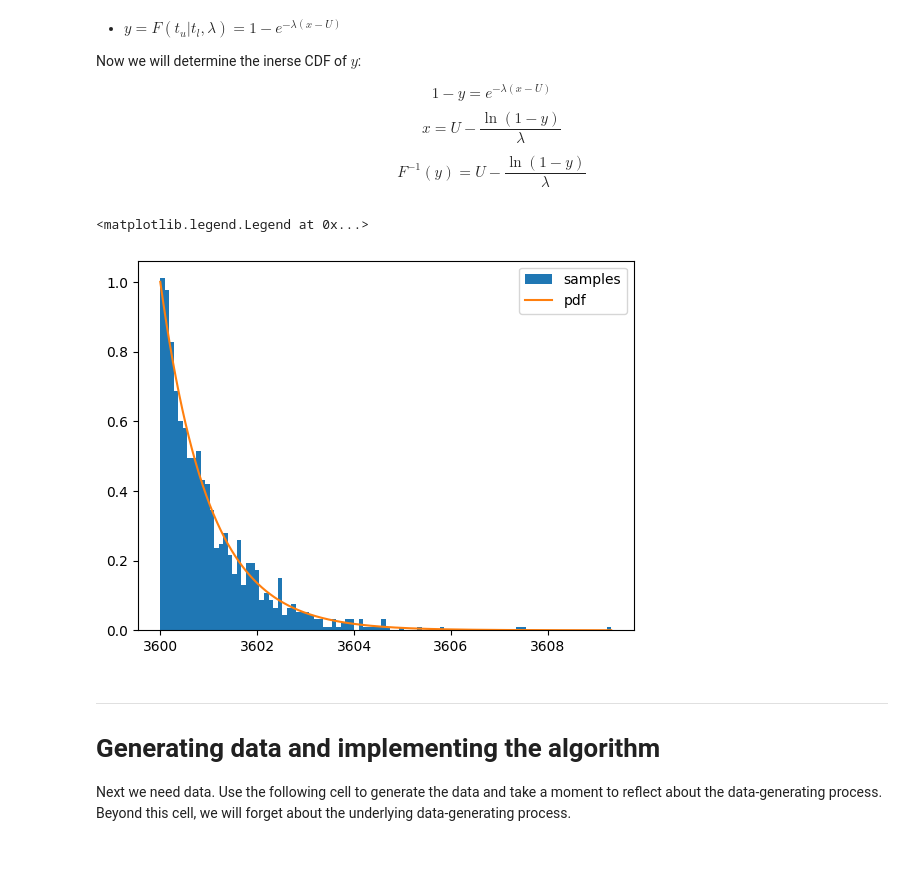
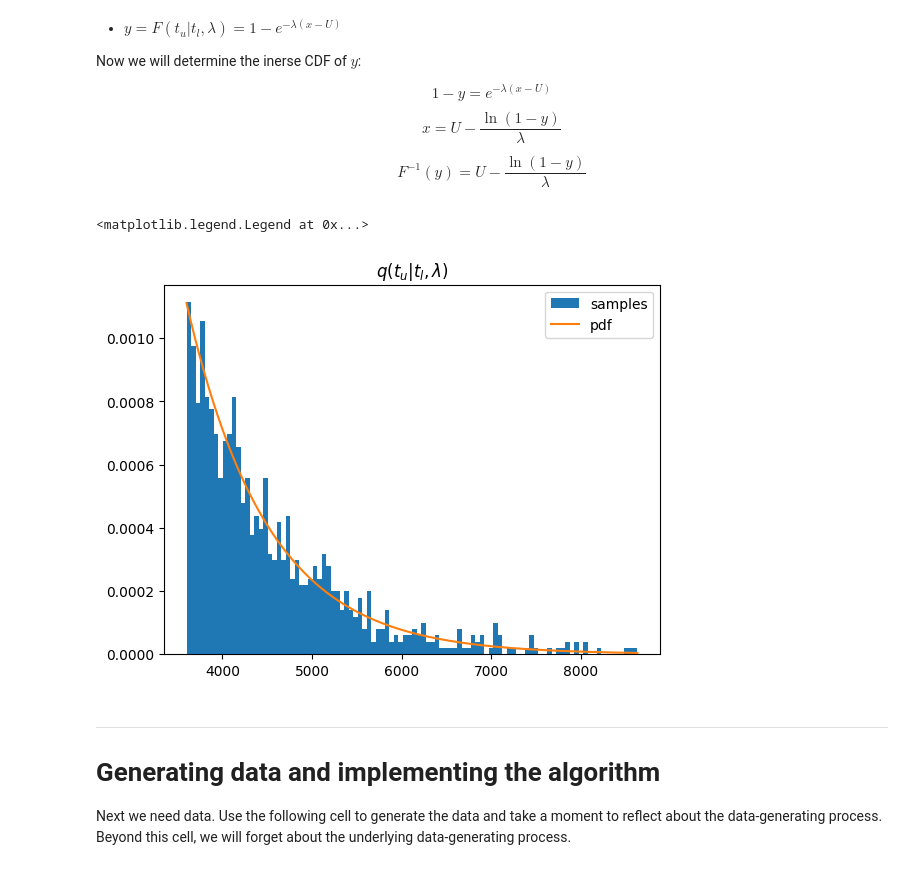
Before and after one commit to leonardodeclara/DD2447-Statistical-Methods-in-Applied-Computer-Science, a Jupyter notebook: Assignment_2/assignment2.ipynb, the cells around one changed output. Drawn from its saved outputs; the diff is of its cells as text; code cells hidden in the pictures.

```diff
--- a/Assignment_2/assignment2.ipynb
+++ b/Assignment_2/assignment2.ipynb
@@ -355,9 +351,8 @@ $$1-y=e^{-\lambda(x-U)}$$
 $$x=U-\frac{\ln(1-y)}{\lambda}$$
 $$F^{-1}(y)=U-\frac{\ln(1-y)}{\lambda}$$
 # %%
-
 class custom_dist(sp.stats.rv_continuous):
-    def __init__(self, U=3600,lam=1.0):
+    def __init__(self, U=3600,lam=1/900):
         super().__init__()
         self.U = U
         self.lam = lam
@@ -371,21 +366,20 @@ class custom_dist(sp.stats.rv_continuous):
         return self.U-np.log(1-y)/(self.lam)
 # %%
 # since t_l=0, U=3600
-# choose a lambda
 
 distribution = custom_dist()
 
 uniform_samples = np.random.uniform(0,1,1000)
 samples = distribution._inverse_cdf(uniform_samples)
 x = np.linspace(3600, max(samples), 1000)
 
 plt.hist(samples,bins=100,density=True, label='samples')
 plt.plot(x, distribution.pdf(x), label='pdf')
-plt.title('')
+plt.title('$q(t_u|t_l, \lambda)$')
 plt.legend()
 # %% [output]
 <matplotlib.legend.Legend at 0x...>
-[figure, old version]
+[figure, new version]
 # %% [markdown]
 ****
 # **Generating data and implementing the algorithm**
```
Also changed, not shown: parts of 30 cells of this notebook.
